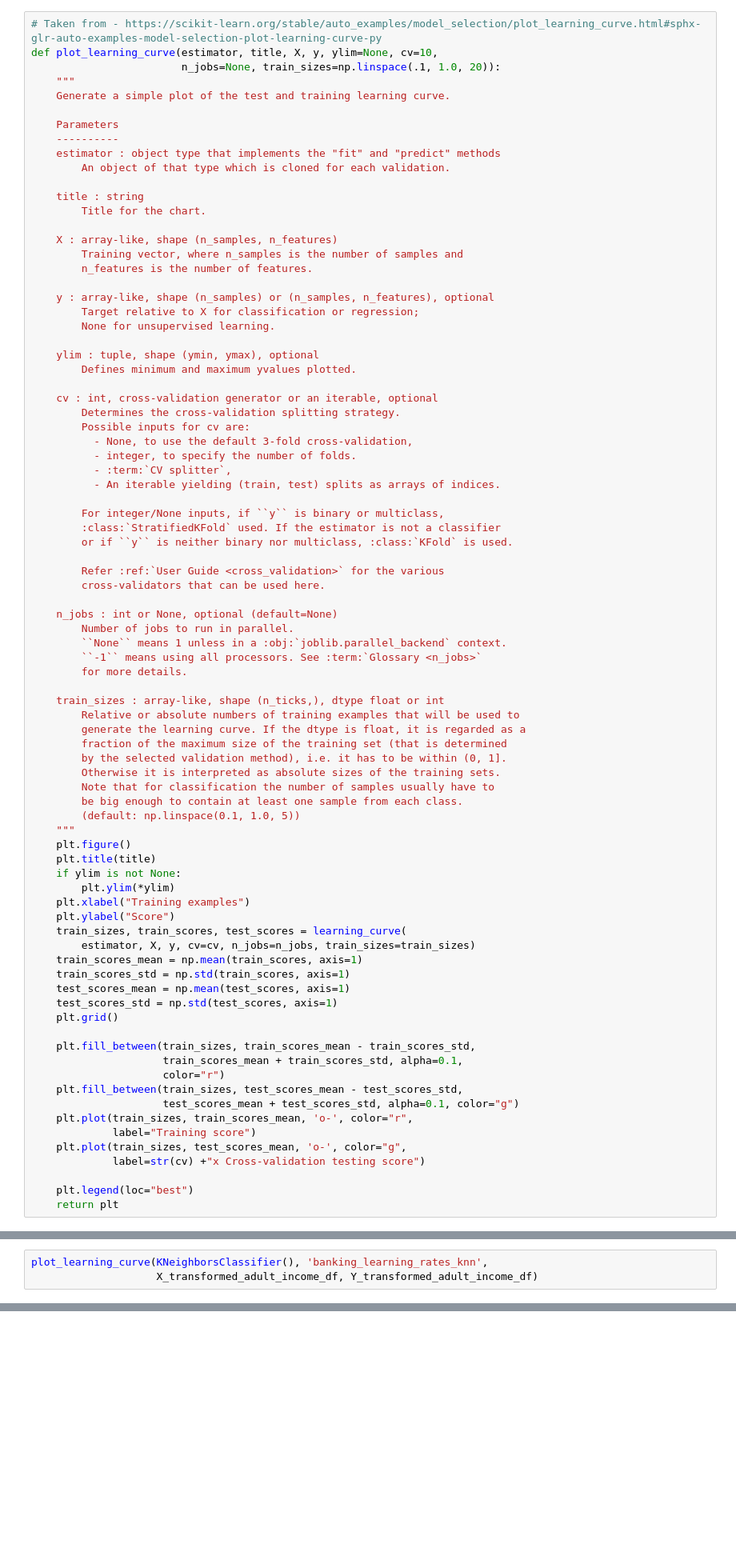
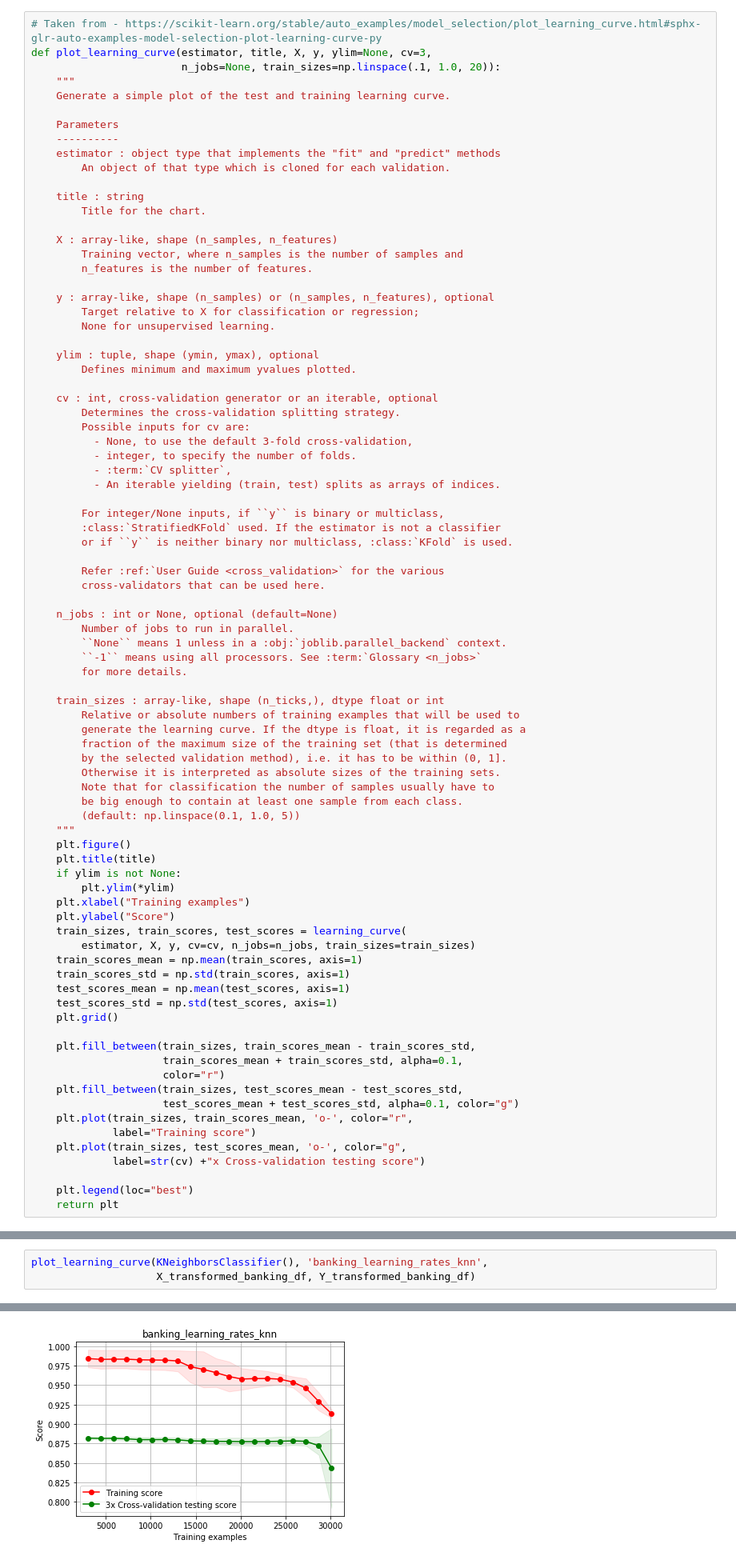
Before and after one commit to jonhilgart22/gatech_machine_learning, a Jupyter notebook: problem set 1/k_nearest_neighbors.ipynb, the cells around one changed output, grey strips where cells are left out. Shown: that part at 80% size. Cells and saved outputs as stored; diff of their text form; blank space fills up the shorter version.

```diff
--- a/problem set 1/k_nearest_neighbors.ipynb
+++ b/problem set 1/k_nearest_neighbors.ipynb
@@ -71,7 +71,7 @@ Y_transformed_banking_df = transformed_banking_df['y']
 # Learning Curves
 # %%
 # Taken from - https://scikit-learn.org/stable/auto_examples/model_selection/plot_learning_curve.html#sphx-glr-auto-examples-model-selection-plot-learning-curve-py
-def plot_learning_curve(estimator, title, X, y, ylim=None, cv=10,
+def plot_learning_curve(estimator, title, X, y, ylim=None, cv=3,
                         n_jobs=None, train_sizes=np.linspace(.1, 1.0, 20)):
     """
     Generate a simple plot of the test and training learning curve.
@@ -158,3 +161,4 @@ plot_learning_curve(KNeighborsClassifier(), 'adult_income_learning_rates_knn',
 # %%
 plot_learning_curve(KNeighborsClassifier(), 'banking_learning_rates_knn',
-                    X_transformed_adult_income_df, Y_transformed_adult_income_df)
+                    X_transformed_banking_df, Y_transformed_banking_df)
+# %% [output]
@@ -160,0 +166 @@ plot_learning_curve(KNeighborsClassifier(), 'banking_learning_rates_knn',
+[figure, added]
```
Also changed, not shown: parts of 15 cells of this notebook, 1 other file.
